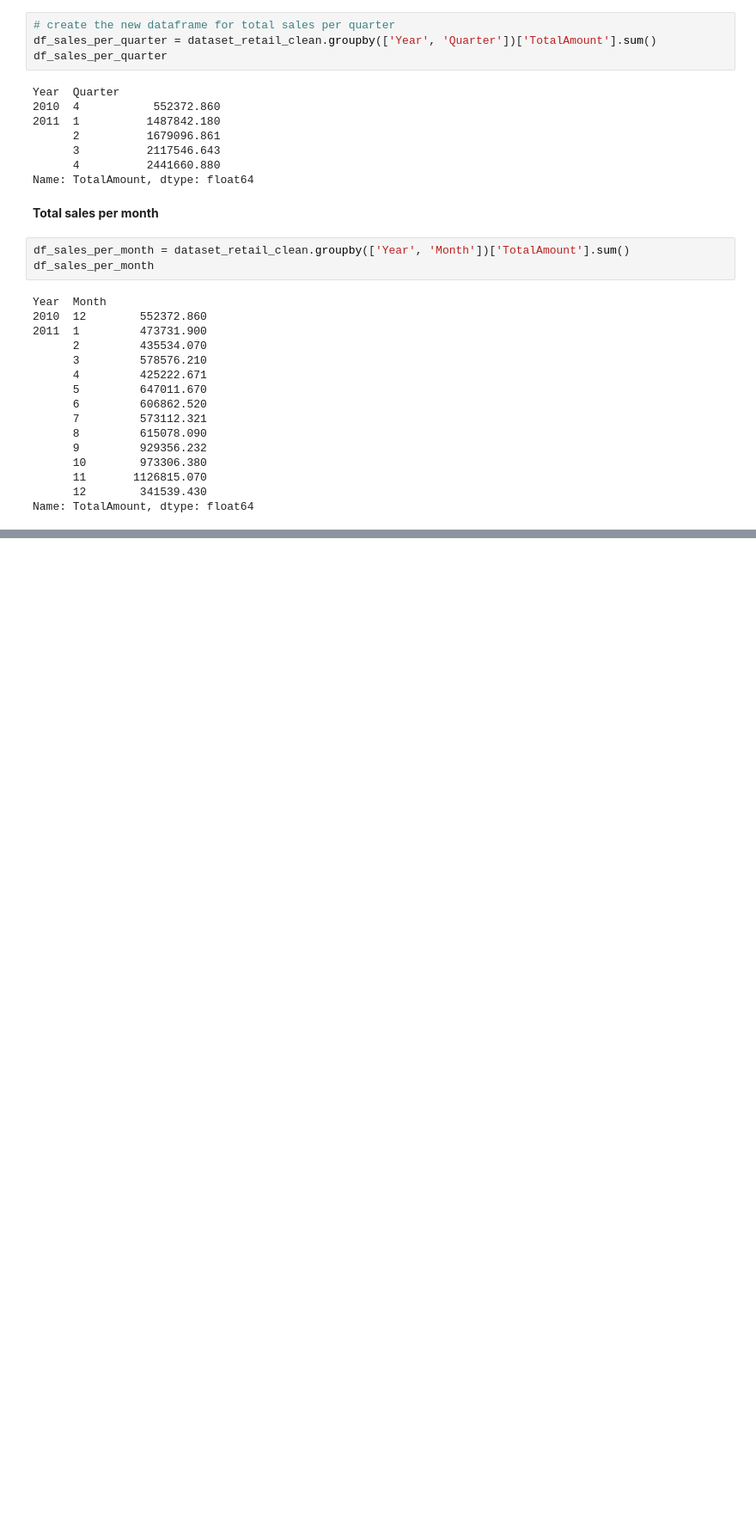
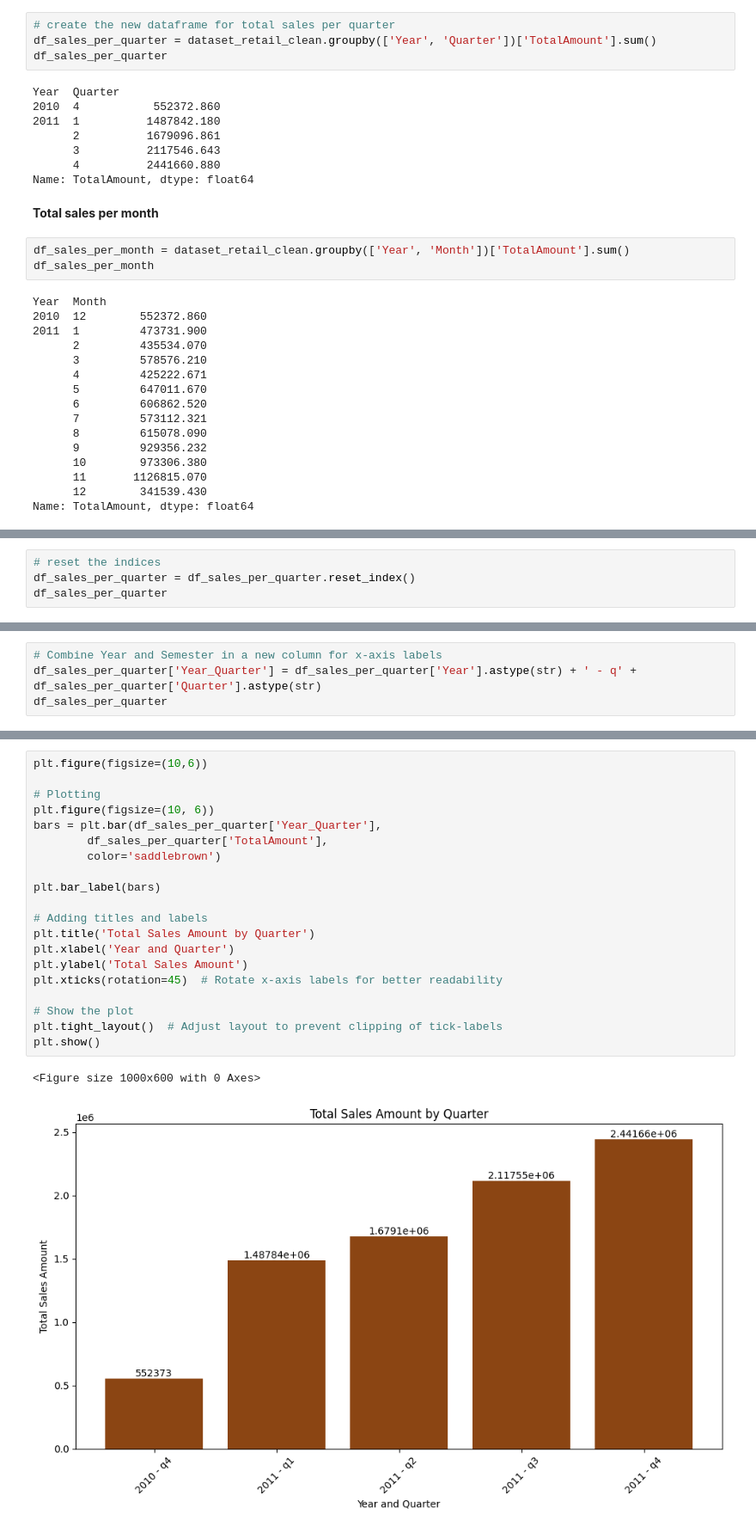
Before and after one commit to iaaron-xyz/python-for-science-and-data, a Jupyter notebook: Projects/project_retail_analysis/retail_analysis.ipynb, the cells around one changed output, grey strips where cells are left out. Shown: that part at 86% size. Cells and saved outputs as stored; diff of their text form; blank space fills up the shorter version.

```diff
--- a/Projects/project_retail_analysis/retail_analysis.ipynb
+++ b/Projects/project_retail_analysis/retail_analysis.ipynb
@@ -294,0 +456,4 @@ Name: TotalAmount, dtype: float64
+# %%
+# reset the indices
+df_sales_per_quarter = df_sales_per_quarter.reset_index()
+df_sales_per_quarter
@@ -294,0 +467,4 @@ Name: TotalAmount, dtype: float64
+# %%
+# Combine Year and Semester in a new column for x-axis labels
+df_sales_per_quarter['Year_Quarter'] = df_sales_per_quarter['Year'].astype(str) + ' - q' + df_sales_per_quarter['Quarter'].astype(str)
+df_sales_per_quarter
@@ -294,0 +478,23 @@ Name: TotalAmount, dtype: float64
+# %%
+plt.figure(figsize=(10,6))
+
+# Plotting
+plt.figure(figsize=(10, 6))
+bars = plt.bar(df_sales_per_quarter['Year_Quarter'],
+        df_sales_per_quarter['TotalAmount'],
+        color='saddlebrown')
+
+plt.bar_label(bars)
+
+# Adding titles and labels
+plt.title('Total Sales Amount by Quarter')
+plt.xlabel('Year and Quarter')
+plt.ylabel('Total Sales Amount')
+plt.xticks(rotation=45)  # Rotate x-axis labels for better readability
+
+# Show the plot
+plt.tight_layout()  # Adjust layout to prevent clipping of tick-labels
+plt.show()
+# %% [output]
+<Figure size 1000x600 with 0 Axes>
+[figure, added]
```
Also changed, not shown: parts of 25 cells of this notebook.
